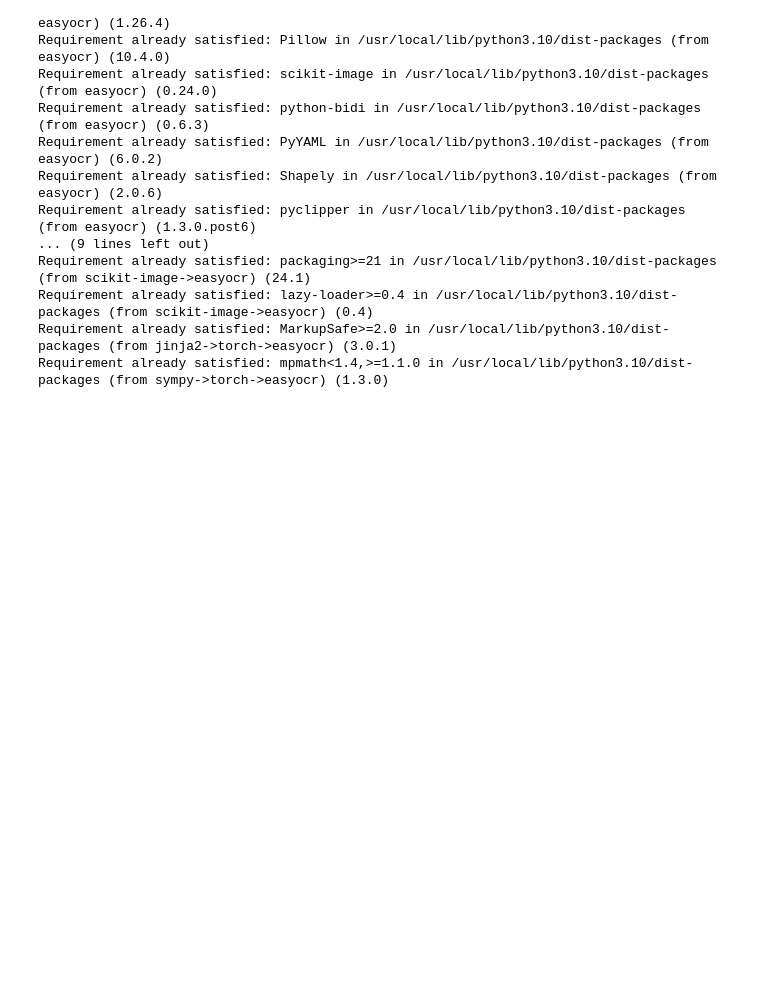
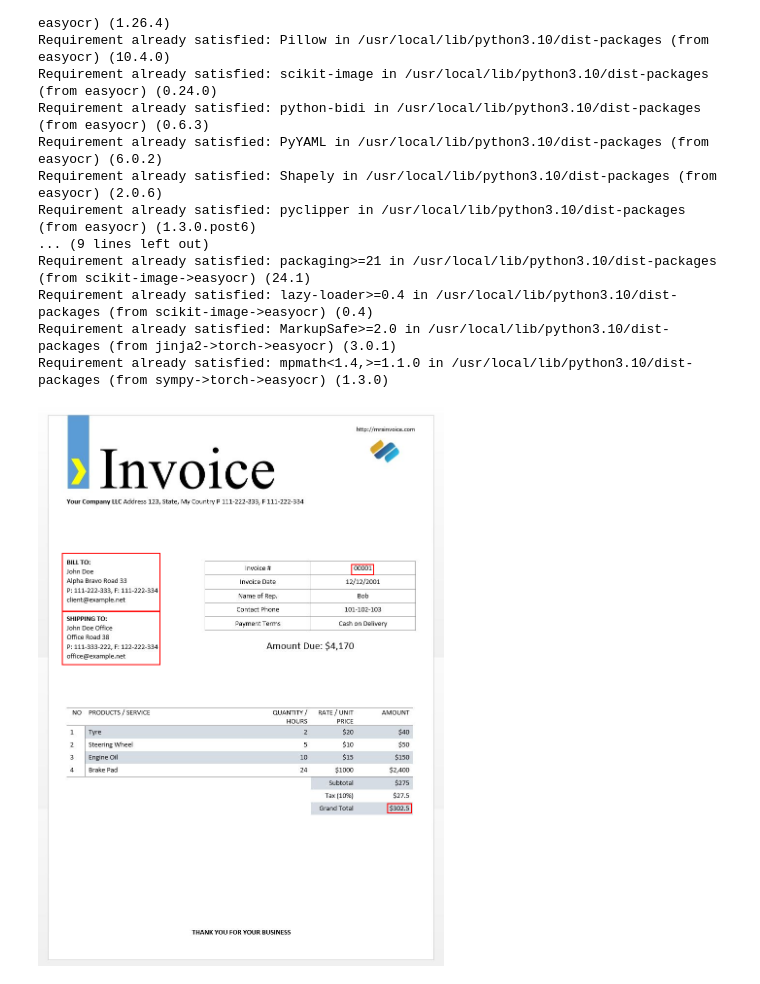
Before and after one commit to rurounigit/EasyOCR, a Jupyter notebook: easyocr.ipynb, the cells around one changed output. Cells and saved outputs as stored; diff of their text form; code cells hidden in the pictures; blank space fills up the shorter version.

```diff
--- a/easyocr.ipynb
+++ b/easyocr.ipynb
@@ -49,6 +50,13 @@ def draw_boxes(image, bounds, color='yellow', width=2):
         p0, p1, p2, p3 = bound[0]
         draw.line([*p0, *p1, *p2, *p3, *p0], fill=color, width=width)
     return image
+# %%
+# Draw predefined bounding boxes
+def draw_boxes_custom(image, boxes, color='yellow', width=2):
+    draw = ImageDraw.Draw(image)
+    for box in boxes:
+        draw.line([*box[0], *box[1], *box[2], *box[3], *box[0]], fill=color, width=width)
+    return image
 # %%
 # Convert NumPy int64 to native Python int before serialization
 def convert_to_json_serializable(obj):
@@ -68,25 +76,43 @@ def convert_to_json_serializable(obj):
 # %%
 
 # Define the 4x4 coordinate pairs for the boxes
-box01 = [(50, 300), (250, 300), (250, 420), (57, 420)]
-box02 = [(50, 420), (250, 420), (250, 530), (57, 530)]
-box03 = [[645, 323], [689, 323], [689, 345], [649, 345]]
+box01 = [(50, 300), (250, 300), (250, 420), (50, 420)]
+box02 = [(50, 420), (250, 420), (250, 530), (50, 530)]
+box03 = [(645, 323), (689, 323), (689, 345), (645, 345)]
 box04 = [(719, 815), (767, 815), (767, 835), (719, 835)]
+
+#draw defined boxes on first image
+# Get the first image file
+first_image_file = next(f for f in os.listdir(image_folder) if f.endswith(('.jpg', '.png', '.jpeg')))
+first_image_path = os.path.join(image_folder, first_image_file)
+
+# Open the first image
+im = Image.open(first_image_path)
+
+# Now you can use draw_boxes correctly
+im = draw_boxes_custom(im, [box01, box02, box03, box04], color='red', width=2)
+
+# Display or save the image with the boxes
+display(im)  # To display the image in Colab
+#im.save("drive/MyDrive/easyocr/output/first_image_with_boxes.jpg")  # To save the image
+
 
 
 # Function to check if a box is inside another box
 def is_inside(box, container):
     # Assuming boxes are defined by top-left and bottom-right corners
     # Adjust the logic if your boxes are defined differently
     box_x1, box_y1 = box[0][0], box[0][1]  # Top-left corner of box
     box_x2, box_y2 = box[2][0], box[2][1]  # Bottom-right corner of box
     container_x1, container_y1 = container[0][0], container[0][1]  # Top-left corner of container
     container_x2, container_y2 = container[2][0], container[2][1]  # Bottom-right corner of container
 
     return (
         container_x1 <= box_x1
         and container_y1 <= box_y1
         and container_x2 >= box_x2
         and container_y2 >= box_y2
     )
+# %% [output]
+[figure, added]
 # %%
```
Also changed, not shown: parts of 3 cells of this notebook.
